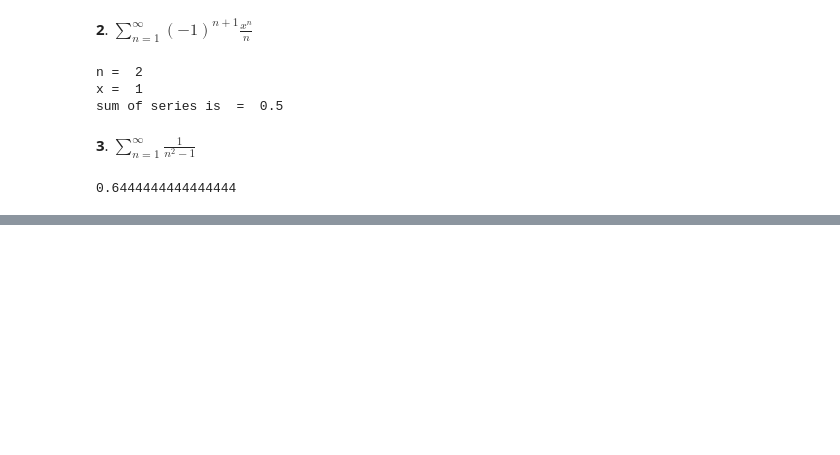
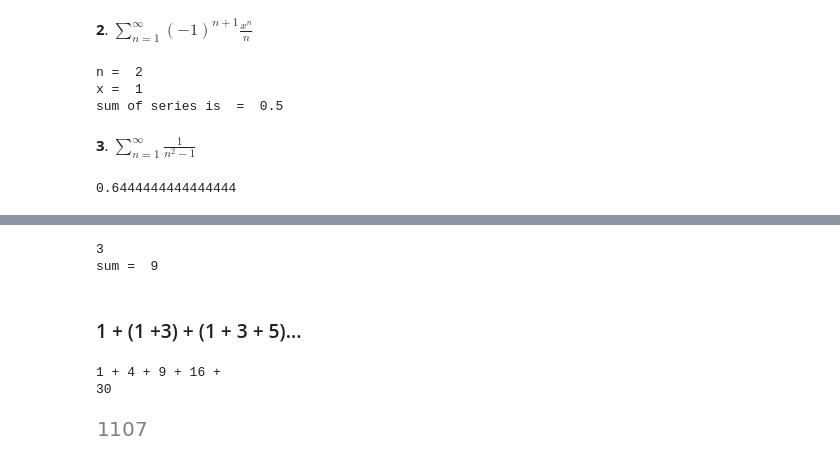
Before and after one commit to joeltheai/PROJECTS-2, a Jupyter notebook: math/8-06-22(math final).ipynb, the cells around one changed output, grey strips where cells are left out. Cells and saved outputs as stored; diff of their text form; code cells hidden in the pictures; blank space fills up the shorter version.

```diff
--- a/math/8-06-22(math final).ipynb
+++ b/math/8-06-22(math final).ipynb
@@ -1326,0 +1438,37 @@ sum([1/(i**2 -  1) for i in range(2,10)])
+# %%
+n = int(input('enter the value of n : '))
+print(n)
+s = 0
+fact = 1
+for i in range(1,n+1):
+    fact*=i
+    s+=fact
+print("sum = ", s)
+# %% [output]
+3
+sum =  9
+# %% [markdown]
+### 1 + (1 +3) + (1 + 3 + 5)...
+# %%
+n =  int(input('enter the range: '))
+p = 0
+s = 0
+su = 0
+odd = 1
+
+while p<n:
+    s+=odd
+    odd+=2
+
+    su+=s
+    print(s,end = " + ")
+    p+=1
+print()
+print(su)
+# %% [output]
+1 + 4 + 9 + 16 +
+30
+# %%
+999 + 108
+# %% [output]
+[figure, added]
```
Also changed, not shown: parts of 17 cells of this notebook, 17 other files.
